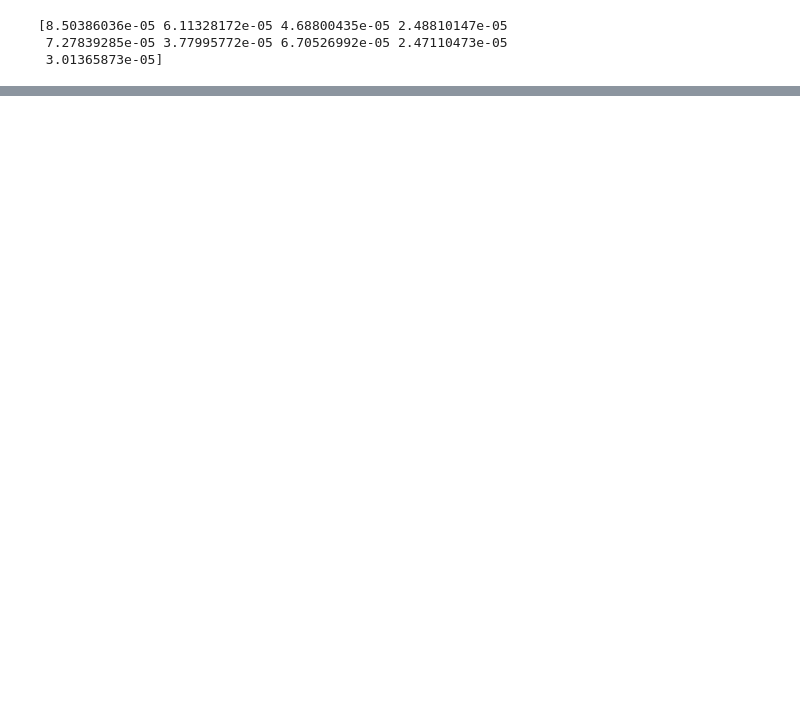
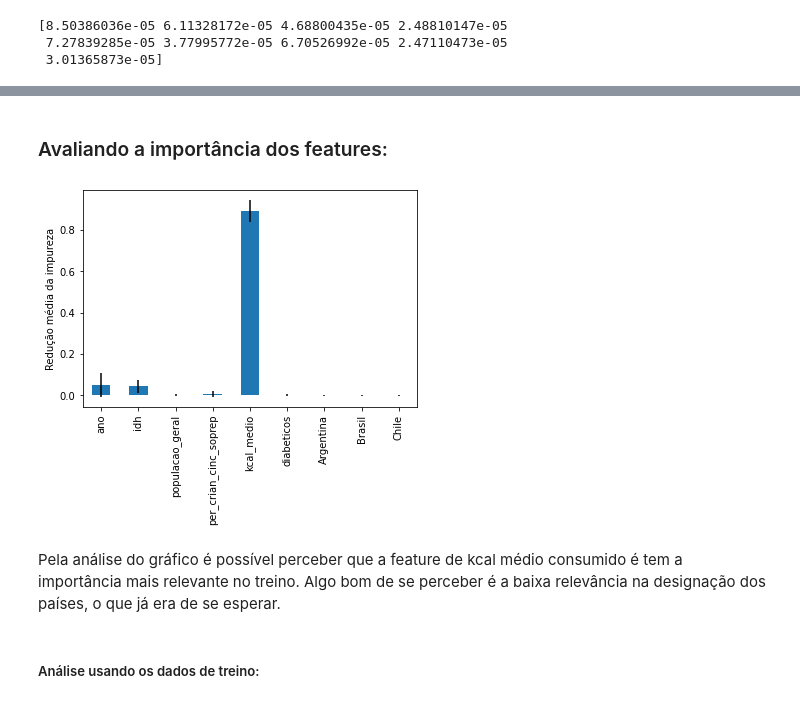
Before and after one commit to barbaraperez/Estudo-do-diabetes, a Jupyter notebook: machine_learning.ipynb, the cells around one changed output, grey strips where cells are left out. Cells and saved outputs as stored; diff of their text form; code cells hidden in the pictures; blank space fills up the shorter version.

```diff
--- a/machine_learning.ipynb
+++ b/machine_learning.ipynb
@@ -505,0 +801,30 @@ NameError: ignored
+# %%
+from itertools import product
+
+Num_arvores = [15, 225, 305] #Número de árvores
+Num_folhas = [None, 5] #Número de folhas nas árvores
+Num_profundidade = [None, 8] #Número de profundidade
+
+for n_folhas, n_profundidade, n_arvores in product(
+    Num_folhas, Num_profundidade, Num_arvores
+):
+  modelo_rf = RandomForestRegressor(
+      n_estimators = n_arvores,
+      max_leaf_nodes = n_folhas,
+      max_depth = n_profundidade,
+      random_state = Semente_Aleatoria,
+      n_jobs=4,
+  )
+
+  modelo_rf.fit(X_treino, y_treino)
+
+  y_verdadeiro = y_teste
+  y_previsao = modelo_rf.predict(X_teste)
+
+  RMSE_floresta_hip = mean_squared_error(y_verdadeiro, y_previsao, squared=False)
+
+  print(
+      f"O RMSE do modelo RF usando "
+      f"n_estimators={n_arvores} max_leaf_nodes={n_folhas}"
+      f"e max_depth={n_profundidade} foi de {RMSE_floresta_hip:.12f}"
+  )
@@ -505,0 +844,22 @@ NameError: ignored
+# %% [markdown]
+### Avaliando a importância dos features:
+# %%
+import numpy as np
+
+importancia = modelo_rf.feature_importances_
+desvio_padrao = np.std(
+    [arvore.feature_importances_ for arvore in modelo_rf.estimators_], axis=0
+)
+
+serie_importancia = pd.Series(importancia, index= features)
+
+fig, axe = plt.subplots()
+serie_importancia.plot.bar(yerr=desvio_padrao, ax=axe)
+axe.set_ylabel("Redução média da impureza")
+plt.show()
+# %% [output]
+[figure, added]
+# %% [markdown]
+Pela análise do gráfico é possível perceber que a feature de kcal médio consumido é tem a importância mais relevante no treino. Algo bom de se perceber é a baixa relevância na designação dos países, o que já era de se esperar.
+# %% [markdown]
+##### Análise usando os dados de treino:
```
Also changed, not shown: parts of 55 cells of this notebook.
